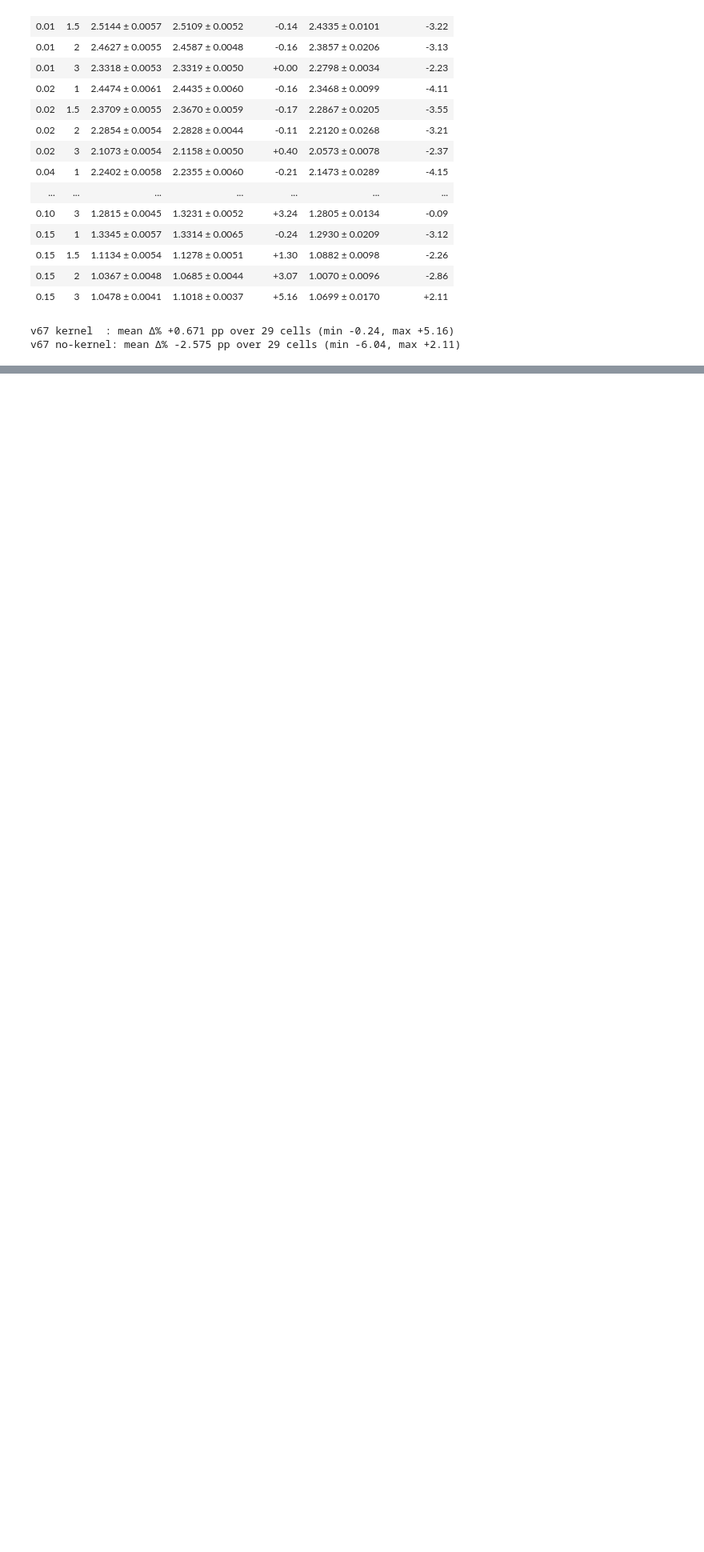
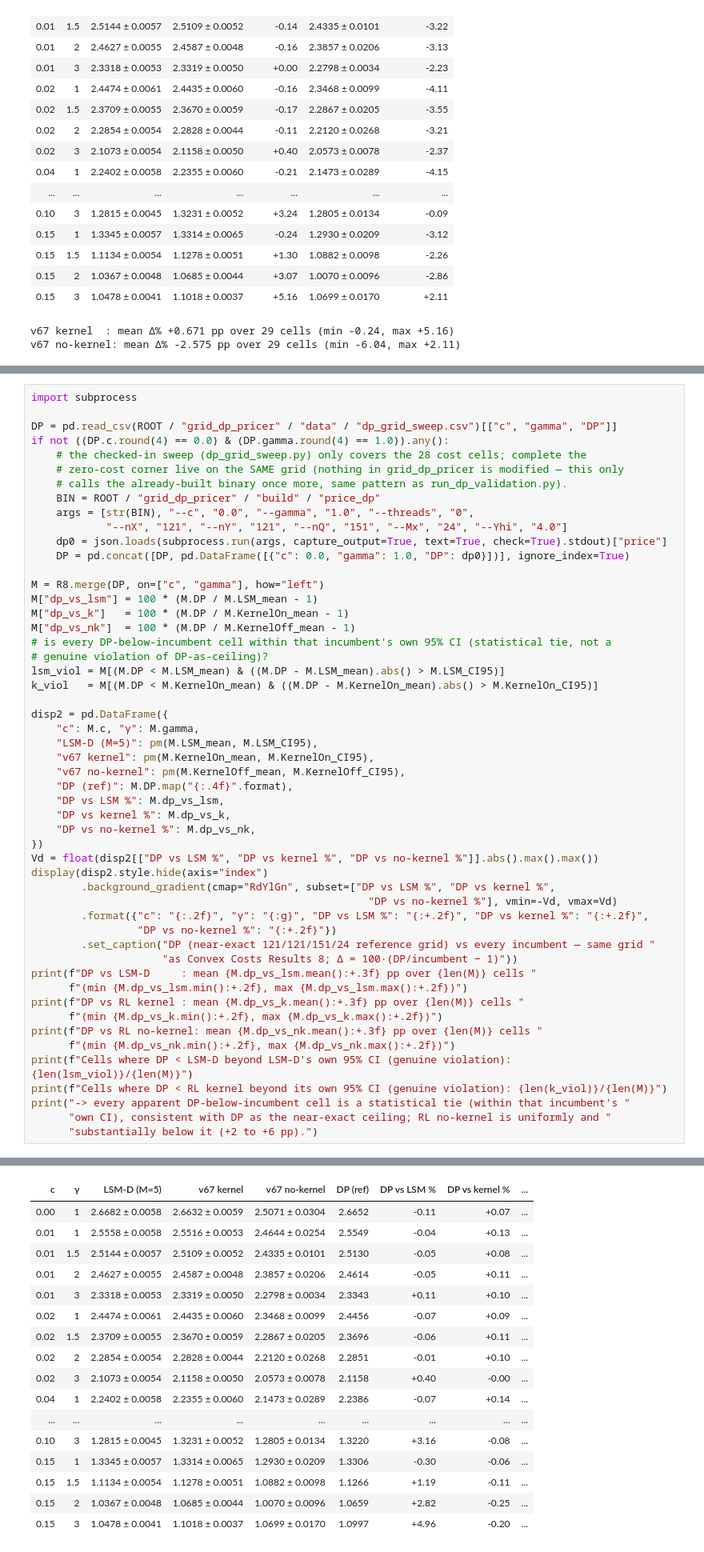
Before and after one commit to ithakis/DRL-Swing-Options, a Jupyter notebook: Jupyter Notebooks/3: Validation 3: Semi-Analytical Kernel & RL Pricer.ipynb, the cells around one changed output, grey strips where cells are left out. Shown at 80% size. Drawn from its saved outputs; the diff is of its cells as text; blank space fills up the shorter version.

```diff
--- a/Jupyter Notebooks/3: Validation 3: Semi-Analytical Kernel & RL Pricer.ipynb
+++ b/Jupyter Notebooks/3: Validation 3: Semi-Analytical Kernel & RL Pricer.ipynb
@@ -702,0 +715,53 @@ v67 no-kernel: mean Δ% -2.575 pp over 29 cells (min -6.04, max +2.11)
+# %%
+import subprocess
+
+DP = pd.read_csv(ROOT / "grid_dp_pricer" / "data" / "dp_grid_sweep.csv")[["c", "gamma", "DP"]]
+if not ((DP.c.round(4) == 0.0) & (DP.gamma.round(4) == 1.0)).any():
+    # the checked-in sweep (dp_grid_sweep.py) only covers the 28 cost cells; complete the
+    # zero-cost corner live on the SAME grid (nothing in grid_dp_pricer is modified — this only
+    # calls the already-built binary once more, same pattern as run_dp_validation.py).
+    BIN = ROOT / "grid_dp_pricer" / "build" / "price_dp"
+    args = [str(BIN), "--c", "0.0", "--gamma", "1.0", "--threads", "0",
+            "--nX", "121", "--nY", "121", "--nQ", "151", "--Mx", "24", "--Yhi", "4.0"]
+    dp0 = json.loads(subprocess.run(args, capture_output=True, text=True, check=True).stdout)["price"]
+    DP = pd.concat([DP, pd.DataFrame([{"c": 0.0, "gamma": 1.0, "DP": dp0}])], ignore_index=True)
+
+M = R8.merge(DP, on=["c", "gamma"], how="left")
+M["dp_vs_lsm"] = 100 * (M.DP / M.LSM_mean - 1)
+M["dp_vs_k"]   = 100 * (M.DP / M.KernelOn_mean - 1)
+M["dp_vs_nk"]  = 100 * (M.DP / M.KernelOff_mean - 1)
+# is every DP-below-incumbent cell within that incumbent's own 95% CI (statistical tie, not a
+# genuine violation of DP-as-ceiling)?
+lsm_viol = M[(M.DP < M.LSM_mean) & ((M.DP - M.LSM_mean).abs() > M.LSM_CI95)]
+k_viol   = M[(M.DP < M.KernelOn_mean) & ((M.DP - M.KernelOn_mean).abs() > M.KernelOn_CI95)]
+
+disp2 = pd.DataFrame({
+    "c": M.c, "γ": M.gamma,
+    "LSM-D (M=5)": pm(M.LSM_mean, M.LSM_CI95),
+    "v67 kernel": pm(M.KernelOn_mean, M.KernelOn_CI95),
+    "v67 no-kernel": pm(M.KernelOff_mean, M.KernelOff_CI95),
+    "DP (ref)": M.DP.map("{:.4f}".format),
+    "DP vs LSM %": M.dp_vs_lsm,
+    "DP vs kernel %": M.dp_vs_k,
+    "DP vs no-kernel %": M.dp_vs_nk,
+})
+Vd = float(disp2[["DP vs LSM %", "DP vs kernel %", "DP vs no-kernel %"]].abs().max().max())
+display(disp2.style.hide(axis="index")
+        .background_gradient(cmap="RdYlGn", subset=["DP vs LSM %", "DP vs kernel %",
+                                                      "DP vs no-kernel %"], vmin=-Vd, vmax=Vd)
+        .format({"c": "{:.2f}", "γ": "{:g}", "DP vs LSM %": "{:+.2f}", "DP vs kernel %": "{:+.2f}",
+                 "DP vs no-kernel %": "{:+.2f}"})
+        .set_caption("DP (near-exact 121/121/151/24 reference grid) vs every incumbent — same grid "
+                     "as Convex Costs Results 8; Δ = 100·(DP/incumbent − 1)"))
+print(f"DP vs LSM-D     : mean {M.dp_vs_lsm.mean():+.3f} pp over {len(M)} cells "
+      f"(min {M.dp_vs_lsm.min():+.2f}, max {M.dp_vs_lsm.max():+.2f})")
+print(f"DP vs RL kernel : mean {M.dp_vs_k.mean():+.3f} pp over {len(M)} cells "
+      f"(min {M.dp_vs_k.min():+.2f}, max {M.dp_vs_k.max():+.2f})")
+print(f"DP vs RL no-kernel: mean {M.dp_vs_nk.mean():+.3f} pp over {len(M)} cells "
+      f"(min {M.dp_vs_nk.min():+.2f}, max {M.dp_vs_nk.max():+.2f})")
+print(f"Cells where DP < LSM-D beyond LSM-D's own 95% CI (genuine violation): {len(lsm_viol)}/{len(M)}")
+print(f"Cells where DP < RL kernel beyond its own 95% CI (genuine violation): {len(k_viol)}/{len(M)}")
+print("-> every apparent DP-below-incumbent cell is a statistical tie (within that incumbent's "
+      "own CI), consistent with DP as the near-exact ceiling; RL no-kernel is uniformly and "
+      "substantially below it (+2 to +6 pp).")
+# %% [output]
@@ -702,0 +769,17 @@ v67 no-kernel: mean Δ% -2.575 pp over 29 cells (min -6.04, max +2.11)
+| c | γ | LSM-D (M=5) | v67 kernel | v67 no-kernel | DP (ref) | DP vs LSM % | DP vs kernel % | ... |
+| 0.00 | 1 | 2.6682 ± 0.0058 | 2.6632 ± 0.0059 | 2.5071 ± 0.0304 | 2.6652 | -0.11 | +0.07 | ... |
+| 0.01 | 1 | 2.5558 ± 0.0058 | 2.5516 ± 0.0053 | 2.4644 ± 0.0254 | 2.5549 | -0.04 | +0.13 | ... |
+| 0.01 | 1.5 | 2.5144 ± 0.0057 | 2.5109 ± 0.0052 | 2.4335 ± 0.0101 | 2.5130 | -0.05 | +0.08 | ... |
+| 0.01 | 2 | 2.4627 ± 0.0055 | 2.4587 ± 0.0048 | 2.3857 ± 0.0206 | 2.4614 | -0.05 | +0.11 | ... |
+| 0.01 | 3 | 2.3318 ± 0.0053 | 2.3319 ± 0.0050 | 2.2798 ± 0.0034 | 2.3343 | +0.11 | +0.10 | ... |
+| 0.02 | 1 | 2.4474 ± 0.0061 | 2.4435 ± 0.0060 | 2.3468 ± 0.0099 | 2.4456 | -0.07 | +0.09 | ... |
+| 0.02 | 1.5 | 2.3709 ± 0.0055 | 2.3670 ± 0.0059 | 2.2867 ± 0.0205 | 2.3696 | -0.06 | +0.11 | ... |
+| 0.02 | 2 | 2.2854 ± 0.0054 | 2.2828 ± 0.0044 | 2.2120 ± 0.0268 | 2.2851 | -0.01 | +0.10 | ... |
+| 0.02 | 3 | 2.1073 ± 0.0054 | 2.1158 ± 0.0050 | 2.0573 ± 0.0078 | 2.1158 | +0.40 | -0.00 | ... |
+| 0.04 | 1 | 2.2402 ± 0.0058 | 2.2355 ± 0.0060 | 2.1473 ± 0.0289 | 2.2386 | -0.07 | +0.14 | ... |
+| ... | ... | ... | ... | ... | ... | ... | ... | ... |
+| 0.10 | 3 | 1.2815 ± 0.0045 | 1.3231 ± 0.0052 | 1.2805 ± 0.0134 | 1.3220 | +3.16 | -0.08 | ... |
+| 0.15 | 1 | 1.3345 ± 0.0057 | 1.3314 ± 0.0065 | 1.2930 ± 0.0209 | 1.3306 | -0.30 | -0.06 | ... |
+| 0.15 | 1.5 | 1.1134 ± 0.0054 | 1.1278 ± 0.0051 | 1.0882 ± 0.0098 | 1.1266 | +1.19 | -0.11 | ... |
+| 0.15 | 2 | 1.0367 ± 0.0048 | 1.0685 ± 0.0044 | 1.0070 ± 0.0096 | 1.0659 | +2.82 | -0.25 | ... |
+| 0.15 | 3 | 1.0478 ± 0.0041 | 1.1018 ± 0.0037 | 1.0699 ± 0.0170 | 1.0997 | +4.96 | -0.20 | ... |
```
Also changed, not shown: parts of 2 cells of this notebook, 33 other files.
